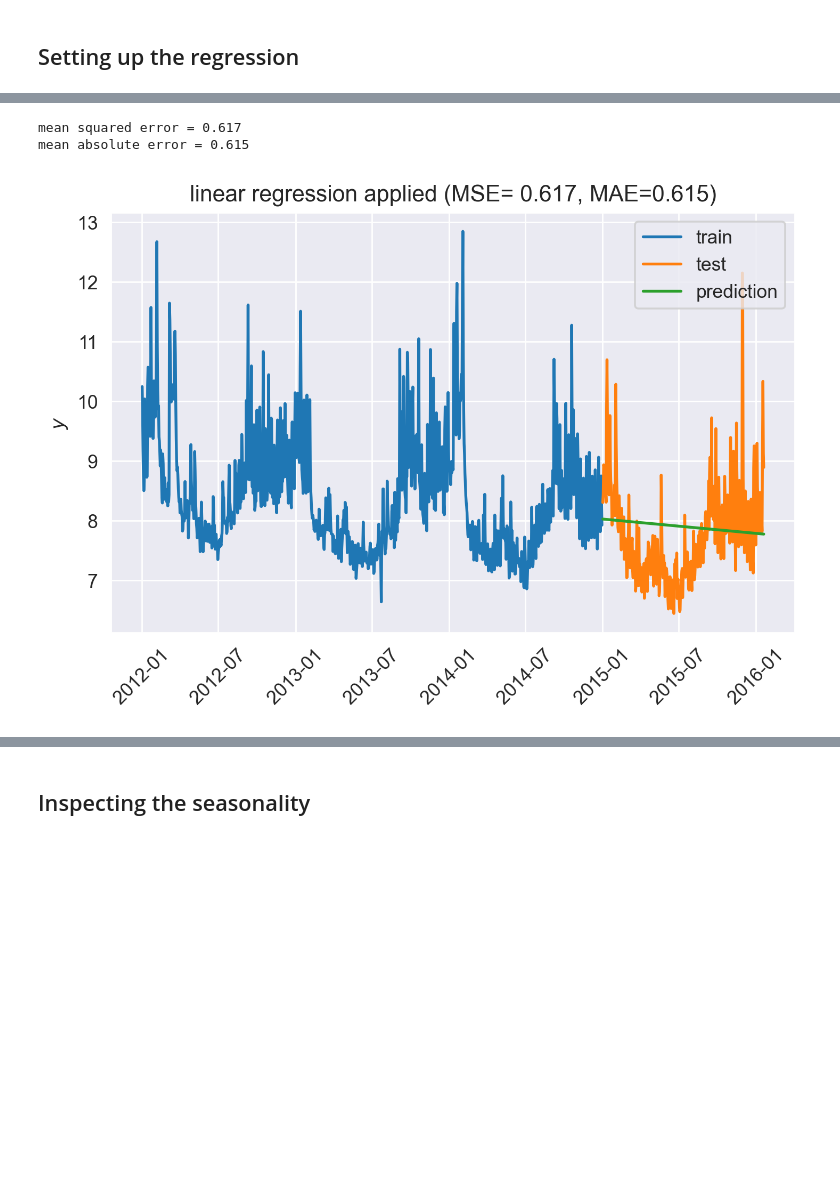
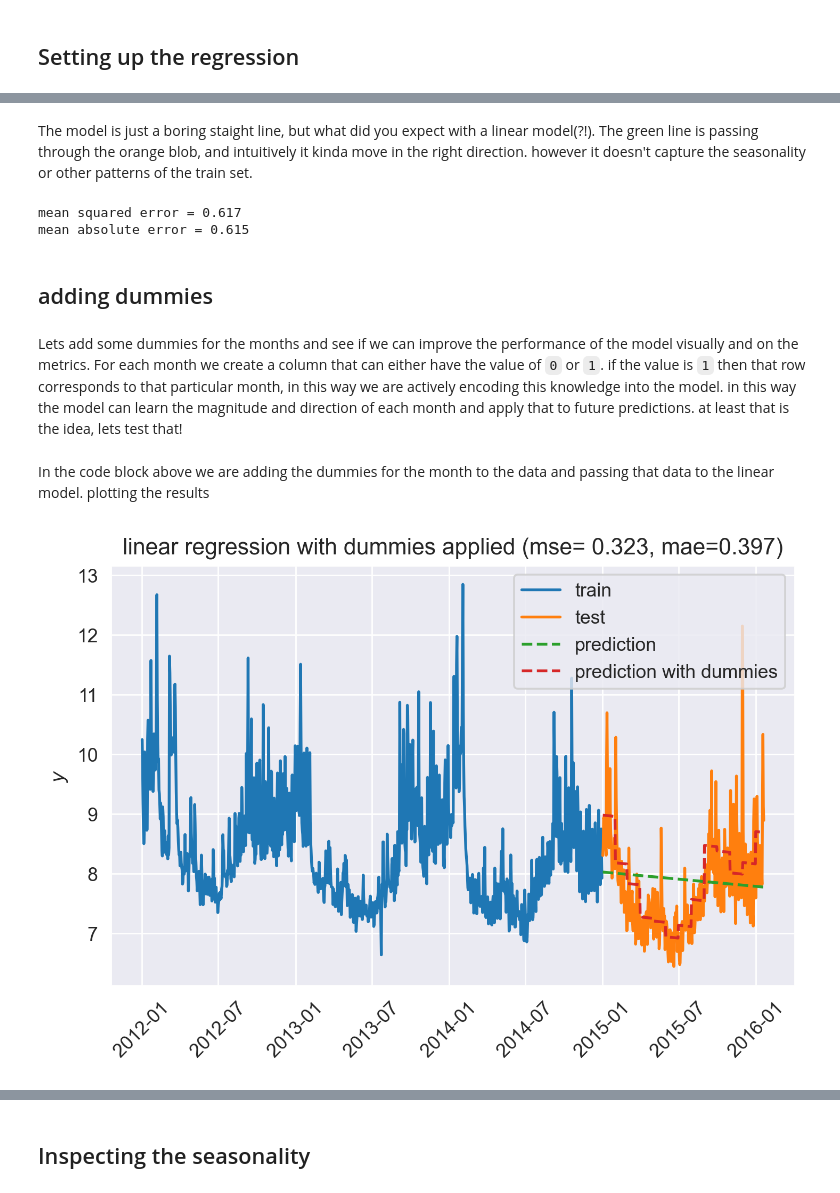
Before and after one commit to jope35/hypershotgun-blog, a Jupyter notebook: posts/boring_forecast/boring_linear_forecast.ipynb, the cells around one changed output, grey strips where cells are left out. Saved outputs shown, nothing was run; the diff lists cells and outputs as text; code cells hidden in the pictures; blank space fills up the shorter version.

Commit message:
some work on the boring linear forecast

```diff
--- a/posts/boring_forecast/boring_linear_forecast.ipynb
+++ b/posts/boring_forecast/boring_linear_forecast.ipynb
@@ -142 +179,3 @@ The model fits super fast
+# %% [markdown]
+The model is just a boring staight line, but what did you expect with a linear model(?!). The green line is passing through the orange blob, and intuitively it kinda move in the right direction. however it doesn't capture the seasonality or other patterns of the train set.
 # %%
@@ -147,3 +185,7 @@ print(f"mean absolute error = {mae:.3}")
 # %% [output]
 mean squared error = 0.617
 mean absolute error = 0.615
+# %% [markdown]
+## adding dummies
+# %% [markdown]
+Lets add some dummies for the months and see if we can improve the performance of the model visually and on the metrics. For each month we create a column that can either have the value of `0` or `1`. if the value is `1` then that row corresponds to that particular month, in this way we are actively encoding this knowledge into the model. in this way the model can learn the magnitude and direction of each month and apply that to future predictions. at least that is the idea, lets test that!
@@ -150,28 +220,44 @@ mean absolute error = 0.615
+# %% [markdown]
+In the code block above we are adding the dummies for the month to the data and passing that data to the linear model. plotting the results
 # %%
+mse_dummies = mean_squared_error(y_test, y_pred_dummies)
+mae_dummies = mean_absolute_error(y_test, y_pred_dummies)
+
 plt.plot_date(
     x=df_train["ds"],
     y=df_train["y"],
     label="train",
     fmt="-",
 )
 plt.plot_date(
     x=df_test["ds"],
     y=df_test["y"],
     label="test",
     fmt="-",
 )
 
 plt.plot_date(
     x=df_test["ds"],
     y=y_pred,
     label="prediction",
-    fmt="-",
+    fmt="--",
 )
+
+
+plt.plot_date(
+    x=df_test["ds"],
+    y=y_pred_dummies,
+    label="prediction with dummies",
+    fmt="--",
+)
+
 
 plt.legend(loc="upper right")
 plt.tick_params(axis="x", rotation=45)
 plt.ylabel("$y$")
-plt.title(f"linear regression applied (MSE= {mse:.3}, MAE={mae:.3})")
+plt.title(
+    f"linear regression with dummies applied (mse= {mse_dummies:.3}, mae={mae_dummies:.3})"
+)
 plt.show()
 # %% [output]
-[figure, old version]
+[figure, new version]
```
Also changed, not shown: parts of 14 cells of this notebook.
